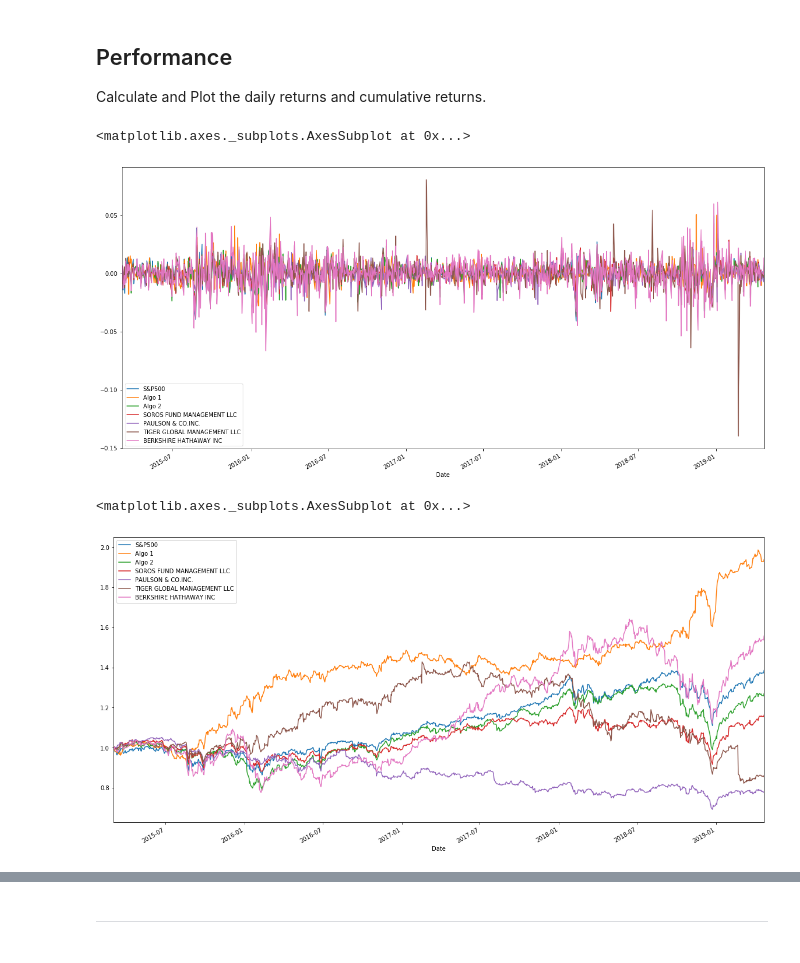
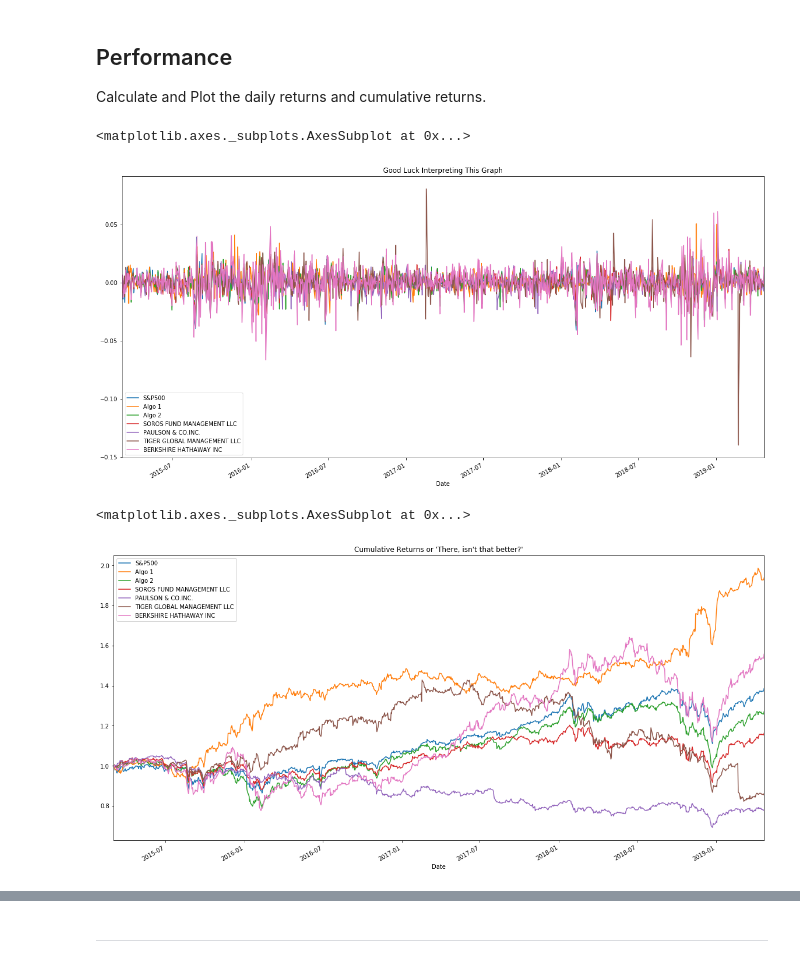
Before and after one commit to exposuretherapy/Pandas-Homework, a Jupyter notebook: whale_analysis.ipynb, the cells around one changed output, grey strips where cells are left out. Cells and saved outputs as stored; diff of their text form; code cells hidden in the pictures.

```diff
--- a/whale_analysis.ipynb
+++ b/whale_analysis.ipynb
@@ -190,14 +189,14 @@ Calculate and Plot the daily returns and cumulative returns.
 # %%
 # Plot daily returns
-returns_daily.plot(figsize=(20,10))
+returns_daily.plot(figsize=(20,10), title=("Good Luck Interpreting This Graph"))
 # %% [output]
 <matplotlib.axes._subplots.AxesSubplot at 0x...>
-[figure, old version]
+[figure, new version]
 # %%
 # Plot cumulative returns
 cumulative_returns = (1 + returns_daily).cumprod()
-cumulative_returns.plot(figsize=(20,10))
+cumulative_returns.plot(figsize=(20,10), title="Cumulative Returns or 'There, isn't that better?'")
 # %% [output]
 <matplotlib.axes._subplots.AxesSubplot at 0x...>
-[figure, old version]
+[figure, new version]
 # %% [markdown]
```
Also changed, not shown: parts of 20 cells of this notebook.
